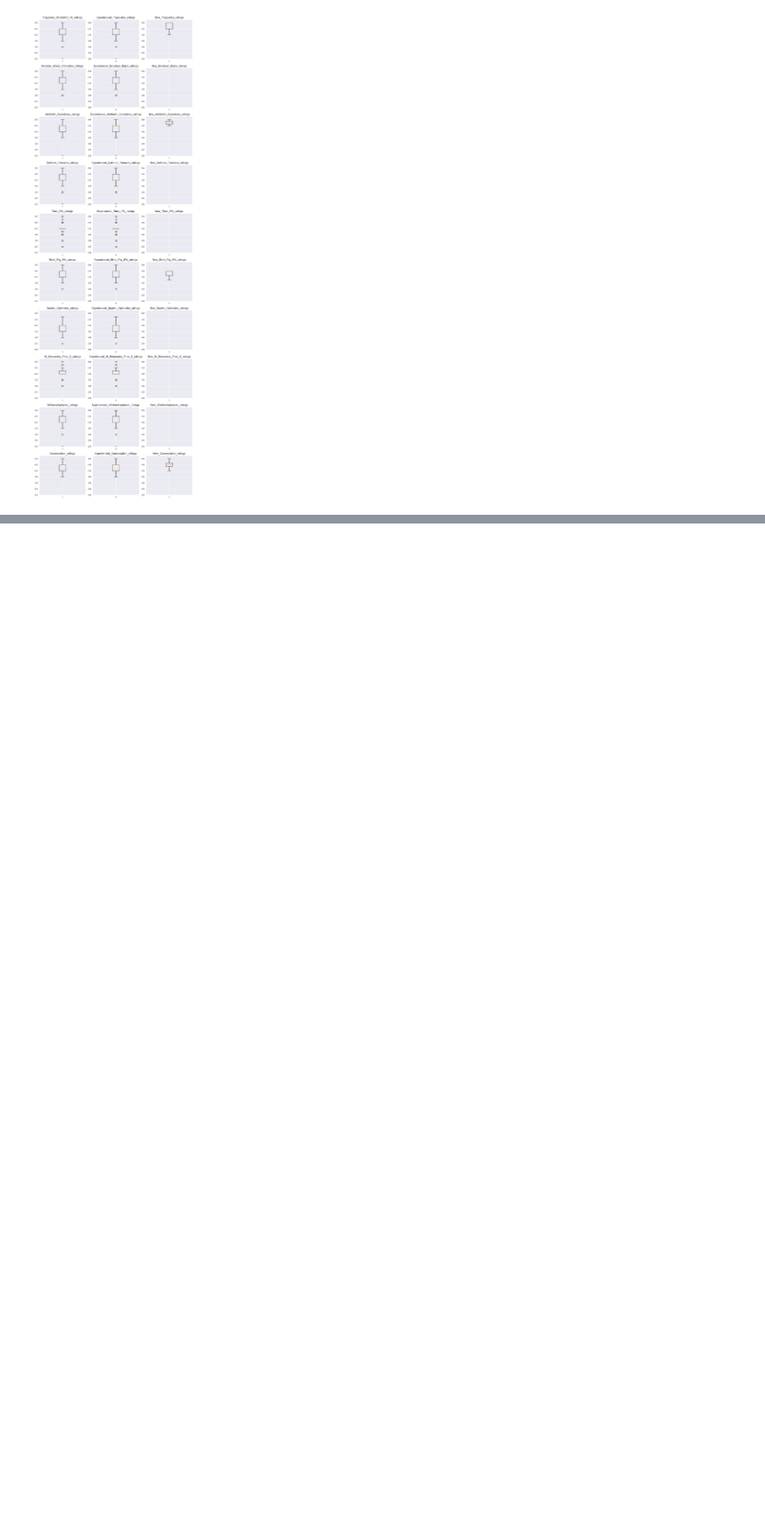
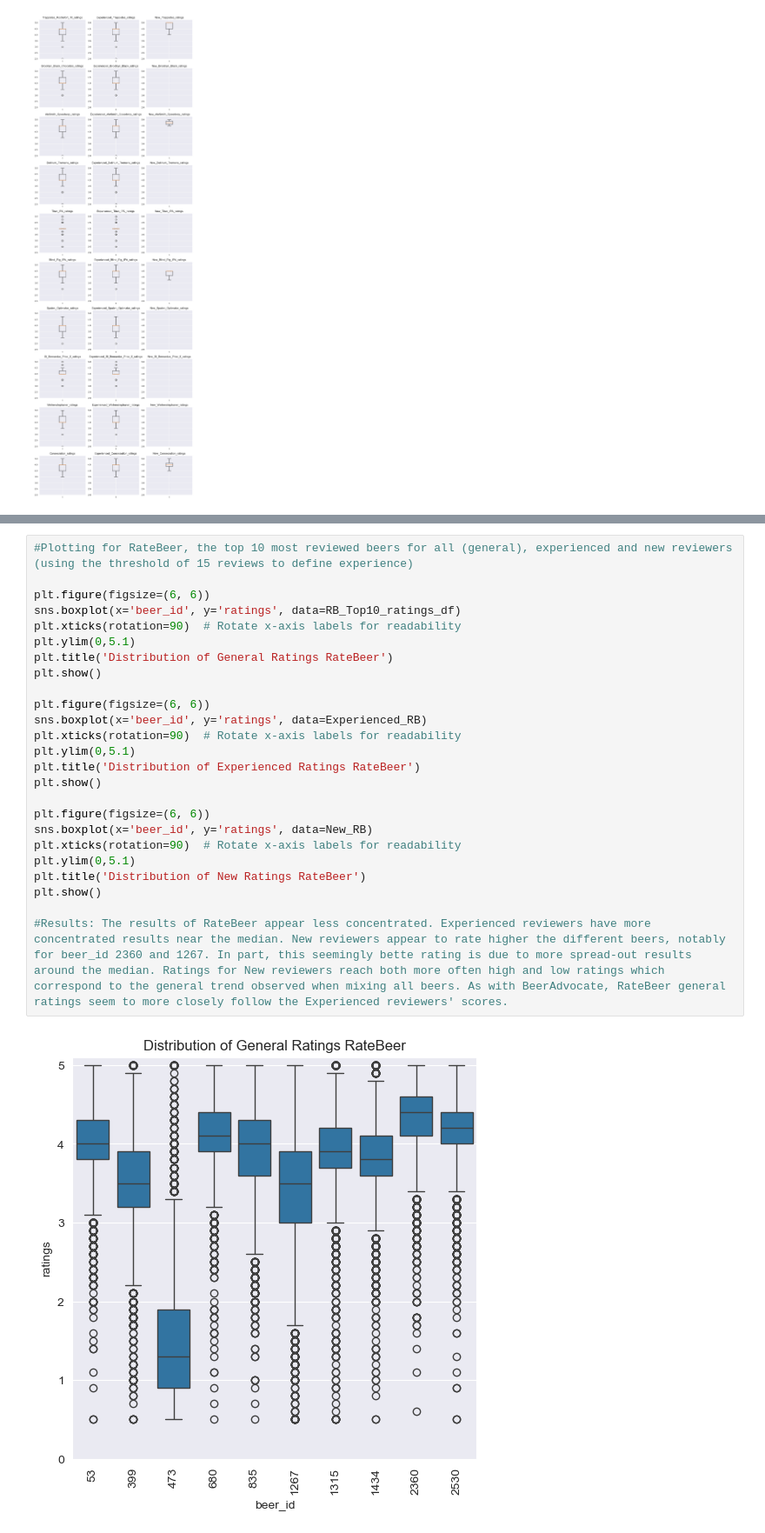
Before and after one commit to epfl-ada/ada-2024-project-thefivedatawranglers, a Jupyter notebook: analysis.ipynb, the cells around one changed output, grey strips where cells are left out. Shown at 87% size. Cells and saved outputs as stored; diff of their text form; blank space fills up the shorter version.

```diff
--- a/analysis.ipynb
+++ b/analysis.ipynb
@@ -248,0 +489,27 @@ plt.show()
+# %%
+#Plotting for RateBeer, the top 10 most reviewed beers for all (general), experienced and new reviewers (using the threshold of 15 reviews to define experience)
+
+plt.figure(figsize=(6, 6))
+sns.boxplot(x='beer_id', y='ratings', data=RB_Top10_ratings_df)
+plt.xticks(rotation=90)  # Rotate x-axis labels for readability
+plt.ylim(0,5.1)
+plt.title('Distribution of General Ratings RateBeer')
+plt.show()
+
+plt.figure(figsize=(6, 6))
+sns.boxplot(x='beer_id', y='ratings', data=Experienced_RB)
+plt.xticks(rotation=90)  # Rotate x-axis labels for readability
+plt.ylim(0,5.1)
+plt.title('Distribution of Experienced Ratings RateBeer')
+plt.show()
+
+plt.figure(figsize=(6, 6))
+sns.boxplot(x='beer_id', y='ratings', data=New_RB)
+plt.xticks(rotation=90)  # Rotate x-axis labels for readability
+plt.ylim(0,5.1)
+plt.title('Distribution of New Ratings RateBeer')
+plt.show()
+
+#Results: The results of RateBeer appear less concentrated. Experienced reviewers have more concentrated results near the median. New reviewers appear to rate higher the different beers, notably for beer_id 2360 and 1267. In part, this seemingly bette rating is due to more spread-out results around the median. Ratings for New reviewers reach both more often high and low ratings which correspond to the general trend observed when mixing all beers. As with BeerAdvocate, RateBeer general ratings seem to more closely follow the Experienced reviewers' scores.
+# %% [output]
+[figure, added]
```
Also changed, not shown: parts of 16 cells of this notebook.
